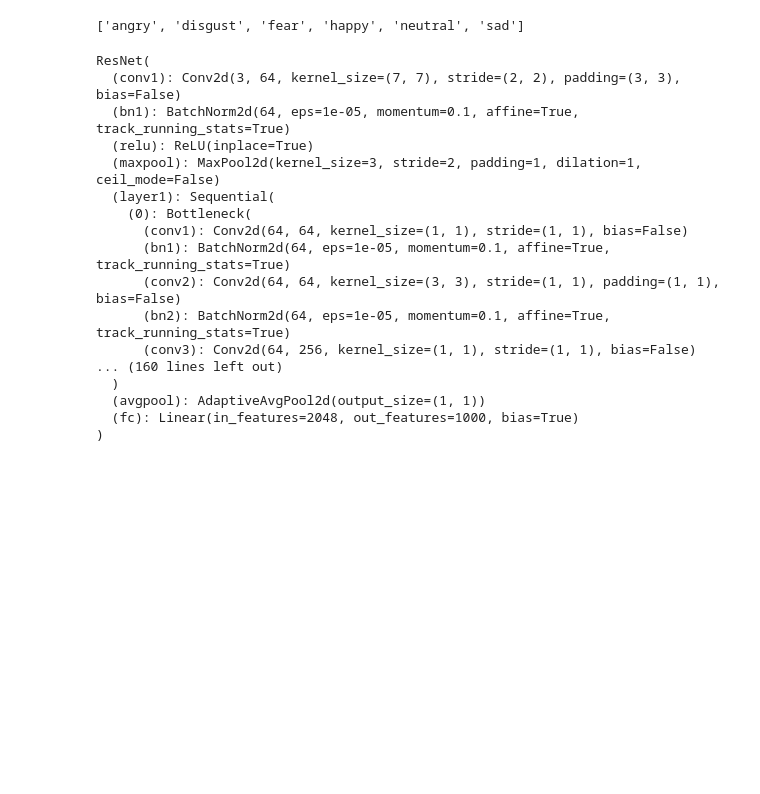
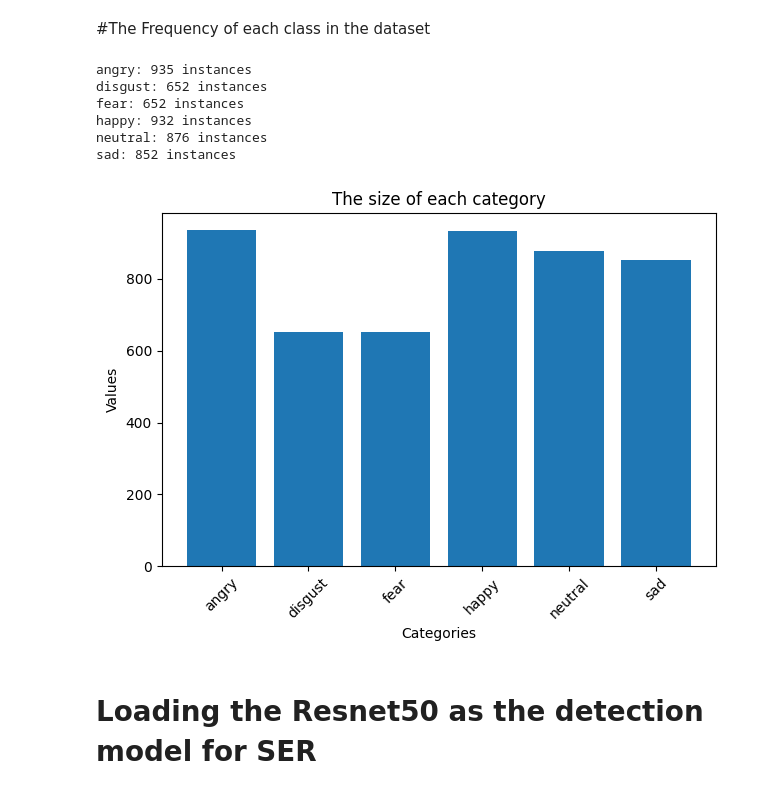
Before and after one commit to matinfazel/Data-augmentation-for-emotions-in-speech, a Jupyter notebook: Speech-Emotion-Recognition-models/Transfer-Learning/Resnet50.ipynb, the cells around one changed output. Drawn from its saved outputs; the diff is of its cells as text; code cells hidden in the pictures; blank space fills up the shorter version.

```diff
--- a/Speech-Emotion-Recognition-models/Transfer-Learning/Resnet50.ipynb
+++ b/Speech-Emotion-Recognition-models/Transfer-Learning/Resnet50.ipynb
@@ -21,7 +39,41 @@ data_transform = transforms.Compose([
     transforms.Normalize([0.485, 0.456, 0.406], [0.229, 0.224, 0.225]) # normalization
 ])
 # %%
-dataset = ImageFolder('Spec',transform=data_transform)
+dataset = ImageFolder('/content/Spec',transform=data_transform)
+# %% [markdown]
+#The Frequency of each class in the dataset
+# %%
+dataloader = DataLoader(dataset, batch_size=1, shuffle=True)
+class_counts = {class_idx: 0 for class_idx in range(len(dataset.classes))}
+
+for _, label in dataloader:
+    class_counts[label[0].item()] += 1
+
+for class_idx, count in class_counts.items():
+    class_name = dataset.classes[class_idx]
+    print(f"{class_name}: {count} instances")
+# %% [output]
+angry: 935 instances
+disgust: 652 instances
+fear: 652 instances
+happy: 932 instances
+neutral: 876 instances
+sad: 852 instances
+# %%
+categories = dataset.classes
+values = list(class_counts.values())
+
+plt.bar(categories, values)
+
+plt.xlabel('Categories')
+plt.ylabel('Values')
+plt.title('The size of each category')
+
+plt.xticks(rotation=45)
+plt.tight_layout()
+plt.show()
+# %% [output]
+[figure, added]
 # %%
 train_size = int(0.8 * len(dataset))
 test_size = len(dataset) - train_size
@@ -34,29 +84,8 @@ test_loader = DataLoader(test_set, batch_size=32, shuffle=False)
 # %%
 classes = dataset.classes
 num_emotions = len(classes)
-# %%
-classes
-# %% [output]
-['angry', 'disgust', 'fear', 'happy', 'neutral', 'sad']
+# %% [markdown]
+# Loading the Resnet50 as the detection model for SER
 # %%
-model = models.resnet50(pretrained=True)
-model.eval()
+model = models.resnet50(weights=True)
-# %% [output]
-ResNet(
-  (conv1): Conv2d(3, 64, kernel_size=(7, 7), stride=(2, 2), padding=(3, 3), bias=False)
-  (bn1): BatchNorm2d(64, eps=1e-05, momentum=0.1, affine=True, track_running_stats=True)
-  (relu): ReLU(inplace=True)
-  (maxpool): MaxPool2d(kernel_size=3, stride=2, padding=1, dilation=1, ceil_mode=False)
-  (layer1): Sequential(
-    (0): Bottleneck(
-      (conv1): Conv2d(64, 64, kernel_size=(1, 1), stride=(1, 1), bias=False)
-      (bn1): BatchNorm2d(64, eps=1e-05, momentum=0.1, affine=True, track_running_stats=True)
-      (conv2): Conv2d(64, 64, kernel_size=(3, 3), stride=(1, 1), padding=(1, 1), bias=False)
-      (bn2): BatchNorm2d(64, eps=1e-05, momentum=0.1, affine=True, track_running_stats=True)
-      (conv3): Conv2d(64, 256, kernel_size=(1, 1), stride=(1, 1), bias=False)
-... (160 lines left out)
-  )
-  (avgpool): AdaptiveAvgPool2d(output_size=(1, 1))
-  (fc): Linear(in_features=2048, out_features=1000, bias=True)
-)
 # %%
```
Also changed, not shown: parts of 22 cells of this notebook.
